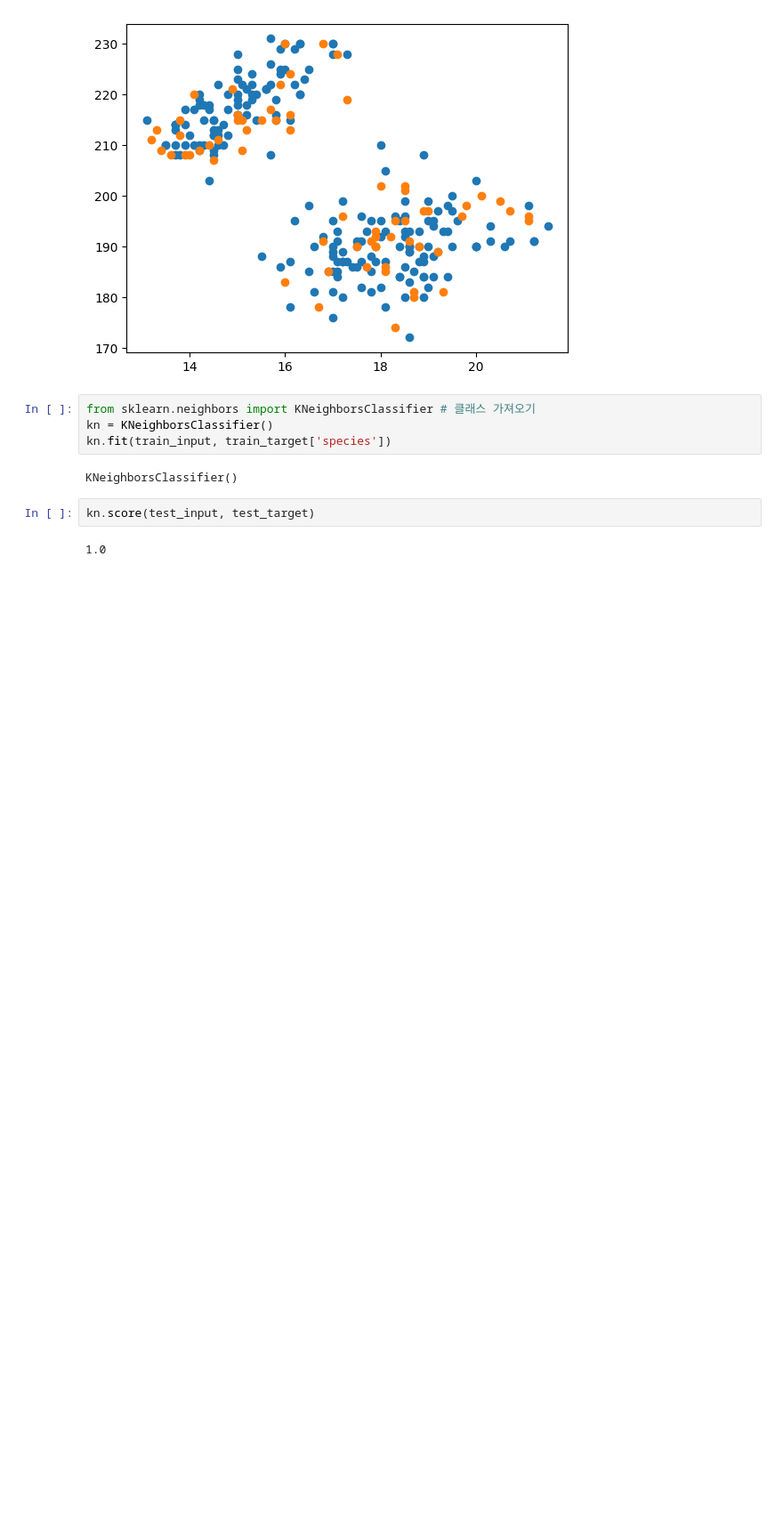
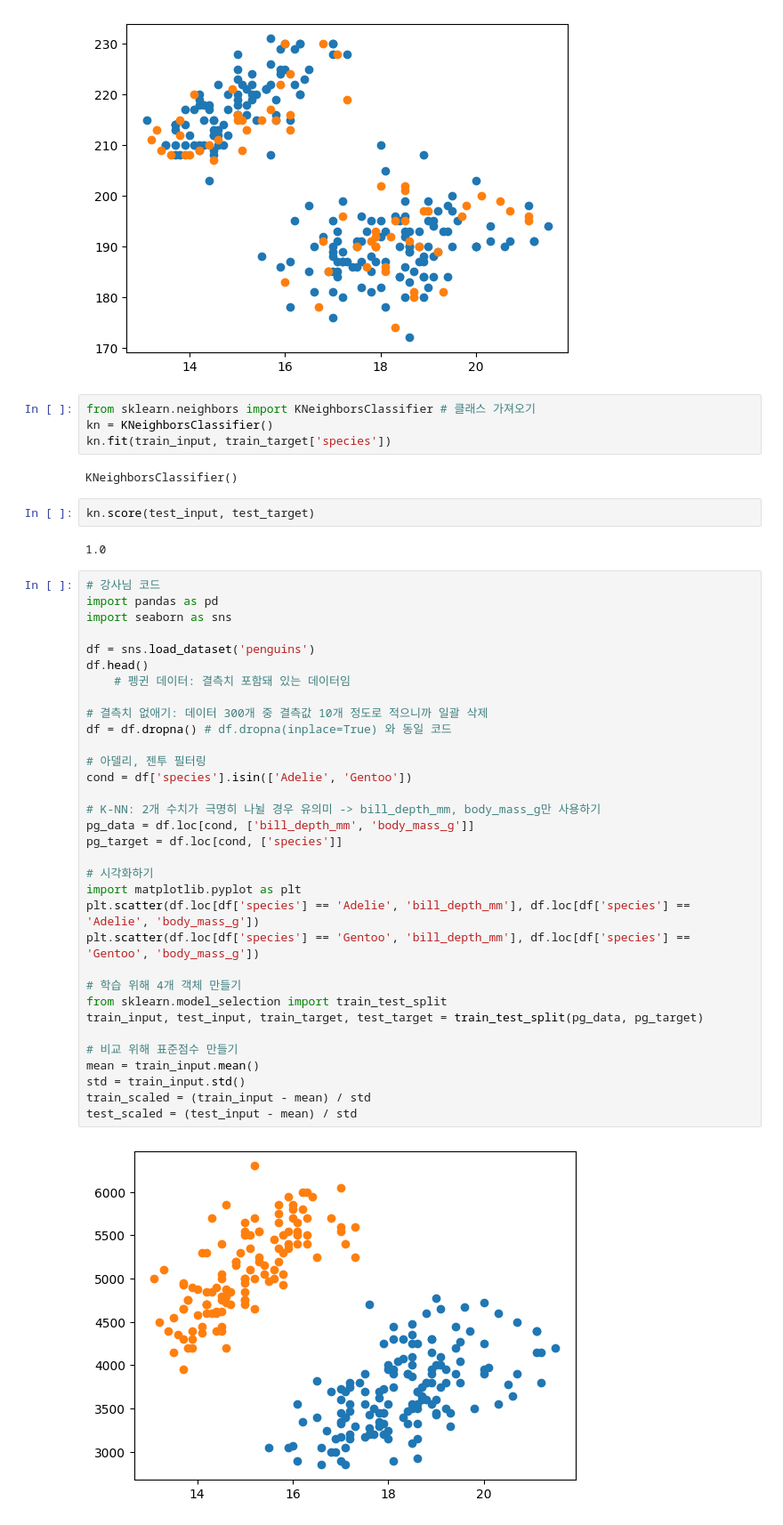
Before and after one commit to alslsol/ml, a Jupyter notebook: 2-2.ipynb, the cells around one changed output. Shown at 89% size. Drawn from its saved outputs; the diff is of its cells as text; blank space fills up the shorter version.

```diff
--- a/2-2.ipynb
+++ b/2-2.ipynb
@@ -231,3 +231,38 @@ KNeighborsClassifier()
 kn.score(test_input, test_target)
 # %% [output]
 1.0
+# %%
+# 강사님 코드
+import pandas as pd
+import seaborn as sns
+
+df = sns.load_dataset('penguins')
+df.head()
+    # 펭귄 데이터: 결측치 포함돼 있는 데이터임
+
+# 결측치 없애기: 데이터 300개 중 결측값 10개 정도로 적으니까 일괄 삭제
+df = df.dropna() # df.dropna(inplace=True) 와 동일 코드
+
+# 아델리, 젠투 필터링
+cond = df['species'].isin(['Adelie', 'Gentoo'])
+
+# K-NN: 2개 수치가 극명히 나뉠 경우 유의미 -> bill_depth_mm, body_mass_g만 사용하기
+pg_data = df.loc[cond, ['bill_depth_mm', 'body_mass_g']]
+pg_target = df.loc[cond, ['species']]
+
+# 시각화하기
+import matplotlib.pyplot as plt
+plt.scatter(df.loc[df['species'] == 'Adelie', 'bill_depth_mm'], df.loc[df['species'] == 'Adelie', 'body_mass_g'])
+plt.scatter(df.loc[df['species'] == 'Gentoo', 'bill_depth_mm'], df.loc[df['species'] == 'Gentoo', 'body_mass_g'])
+
+# 학습 위해 4개 객체 만들기
+from sklearn.model_selection import train_test_split
+train_input, test_input, train_target, test_target = train_test_split(pg_data, pg_target)
+
+# 비교 위해 표준점수 만들기
+mean = train_input.mean()
+std = train_input.std()
+train_scaled = (train_input - mean) / std
+test_scaled = (test_input - mean) / std
+# %% [output]
+[figure, added]
```
Also changed, not shown: parts of 1 cell of this notebook, 5 other files.
